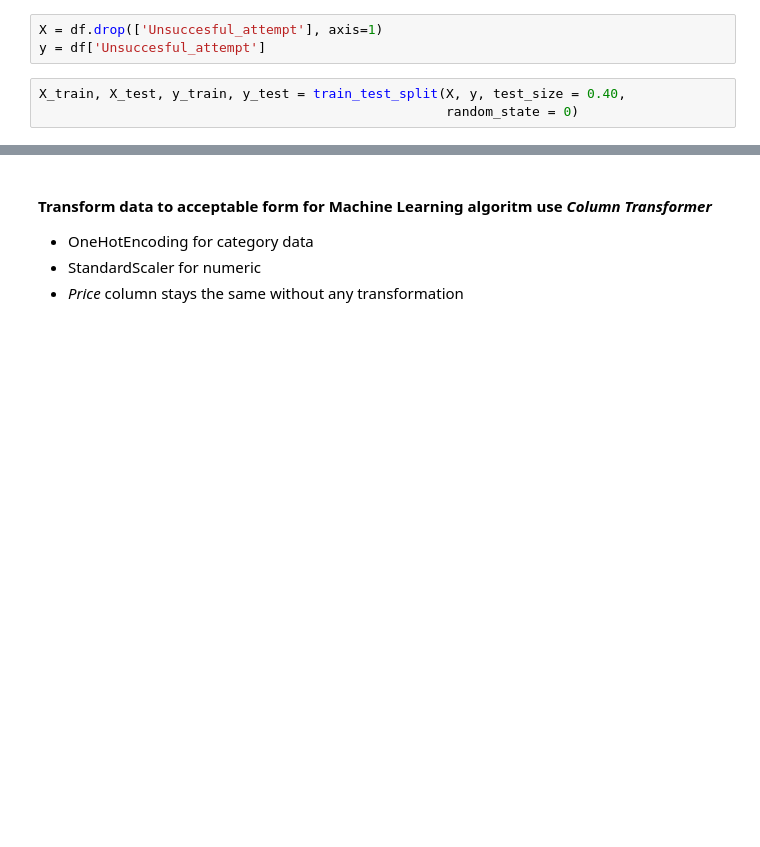
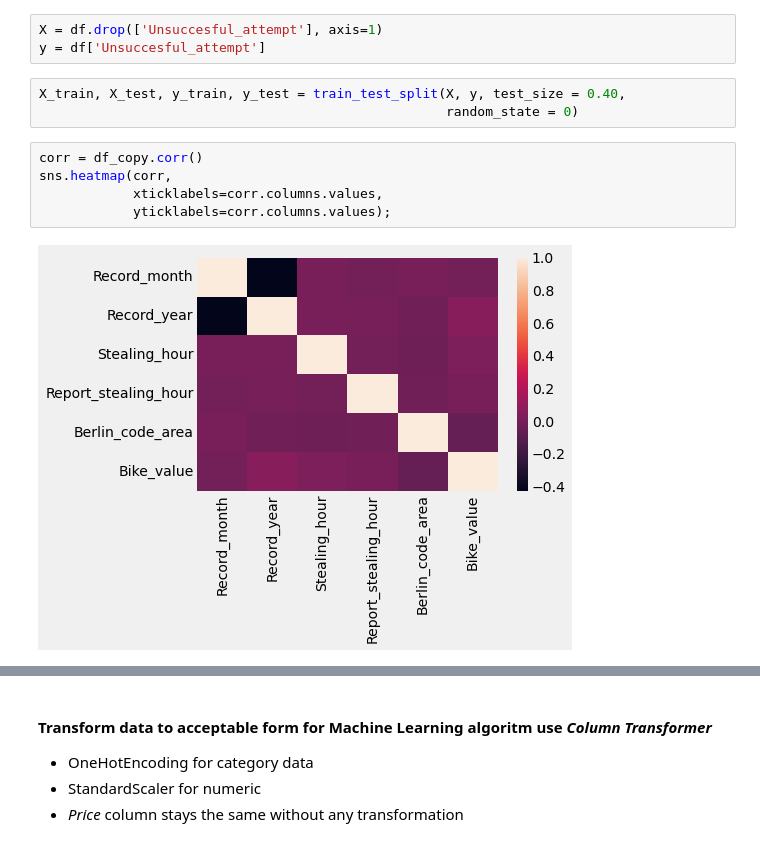
Before and after one commit to MSI17819/Berlin_bike_theft_prediction, a Jupyter notebook: Berlin_bike_thief_analysis_and_prediction.ipynb, the cells around one changed output, grey strips where cells are left out. Drawn from its saved outputs; the diff is of its cells as text; blank space fills up the shorter version.

```diff
--- a/Berlin_bike_thief_analysis_and_prediction.ipynb
+++ b/Berlin_bike_thief_analysis_and_prediction.ipynb
@@ -177,3 +202,10 @@ y = df['Unsuccesful_attempt']
 # %%
 X_train, X_test, y_train, y_test = train_test_split(X, y, test_size = 0.40,
                                                     random_state = 0)
+# %%
+corr = df_copy.corr()
+sns.heatmap(corr,
+            xticklabels=corr.columns.values,
+            yticklabels=corr.columns.values);
+# %% [output]
+[figure, added]
```
Also changed, not shown: parts of 30 cells of this notebook.
